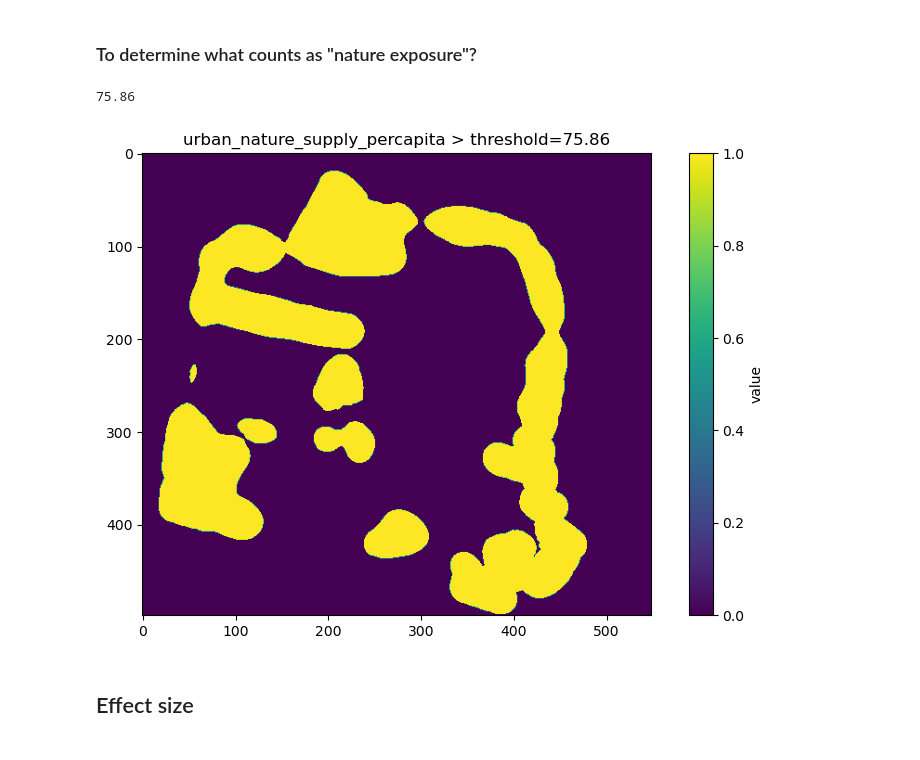
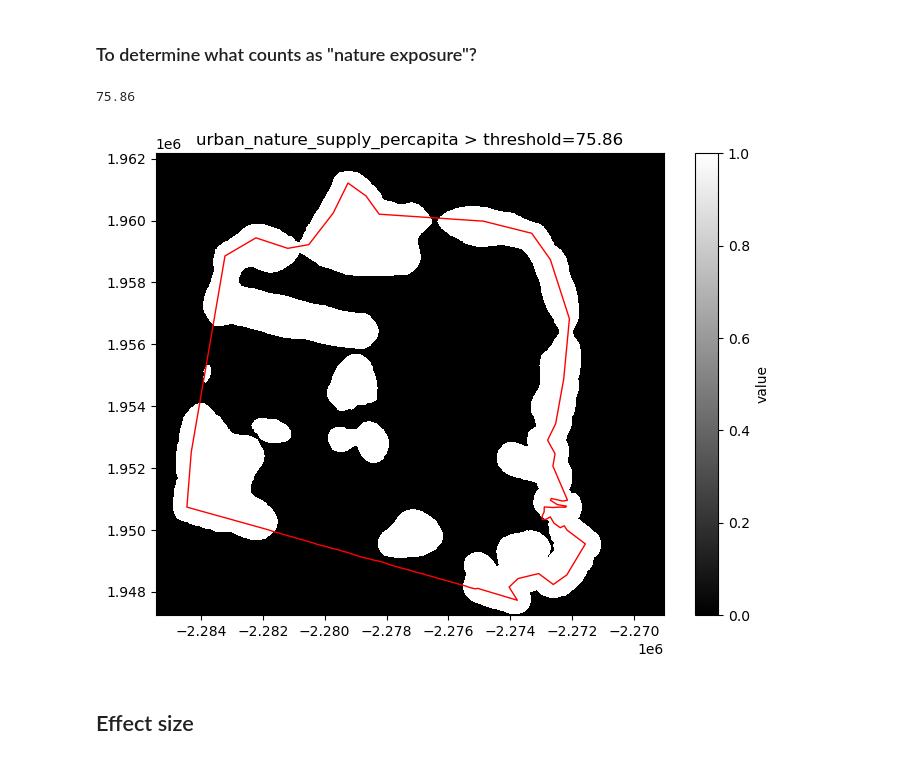
Before and after one commit to natcap/invest-mental-health, a Jupyter notebook: code/mental-health-model-case-study.ipynb, the cells around one changed output. Saved outputs shown, nothing was run; the diff lists cells and outputs as text; code cells hidden in the pictures.

```diff
--- a/code/mental-health-model-case-study.ipynb
+++ b/code/mental-health-model-case-study.ipynb
@@ -290,7 +292,7 @@ with rasterio.open(file_path2) as src2:
     nat_sup = src2.read(1)  # Read the first band
     # Mask no-data values
     nat_sup = np.where(nat_sup == no_data_value, np.nan, nat_sup)
-    dem_extent = [src2.bounds.left, src2.bounds.right, src2.bounds.bottom, src2.bounds.top]
+    nat_extent = [src2.bounds.left, src2.bounds.right, src2.bounds.bottom, src2.bounds.top]
     raster_crs = src2.crs  # Get the CRS of the raster
     dem_transform = src2.transform
     raster_profile = src2.profile  # We'll use this for writing output
@@ -492,29 +437,34 @@ plt.show()
 # %%
 # Compute the median value of the DEM
 threshold = np.nanmedian(nat_sup[nat_sup != src.nodata])  # Exclude no-data values in the calculation
 threshold = np.percentile(nat_sup[nat_sup != src.nodata], 75)
 
 threshold = round(threshold, 2)
 print(threshold)
 
 
 # Reclassify the DEM
 nat_sup_nat1 = np.where(nat_sup > threshold, 1, 0)
 # Mask out the no-data areas to keep them unchanged
 nat_sup_nat1[nat_sup == src.nodata] = src.nodata
 
 # Path for the reclassified DEM
 nat_sup_nat1_path = 'nat_sup_nat1.tif'
 
-
-plt.figure(figsize=(10, 6))
-plt.imshow(nat_sup_nat1, cmap='viridis')
-plt.colorbar(label='value')
-plt.title('urban_nature_supply_percapita > threshold=' + str(threshold))
+fig, ax = plt.subplots(figsize=(10, 6))
+# Plot the raster
+raster_show = plt.imshow(nat_sup_nat1,
+                         extent=nat_extent,
+                         cmap='gray', interpolation='none')  # adjust cmap as needed
+# Overlay the vector (shapefile)
+gdf.plot(ax=ax, facecolor='none', edgecolor='red')  # adjust colors as needed
+# Optional: add a colorbar
+cbar = fig.colorbar(raster_show, ax=ax, fraction=0.036, pad=0.04, label='value')
+ax.set_title('urban_nature_supply_percapita > threshold=' + str(threshold))
 plt.show()
 # %% [output]
 75.86
-[figure, old version]
+[figure, new version]
 # %% [markdown]
 ## Effect size
 # %%
```
Also changed, not shown: parts of 4 cells of this notebook.
